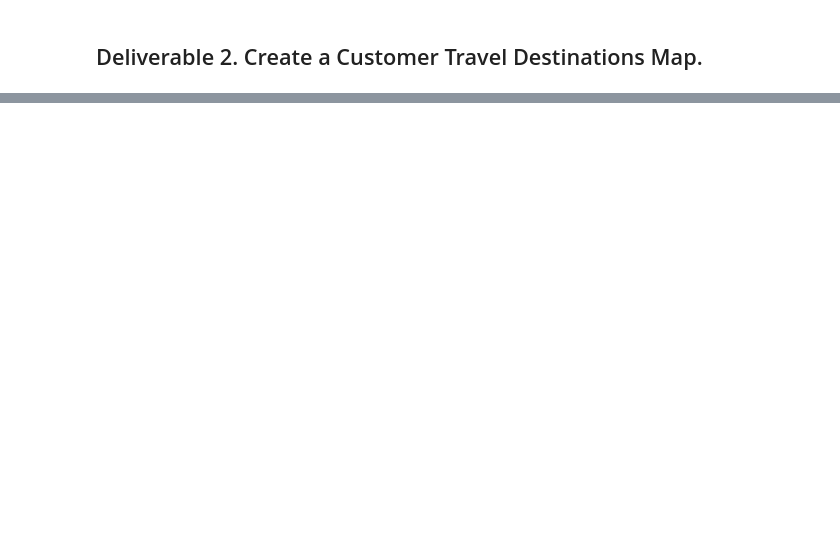
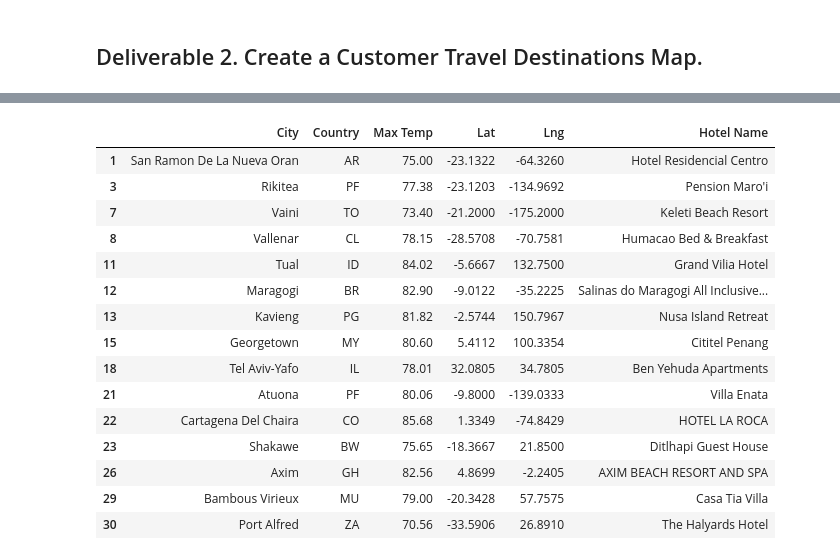
Before and after one commit to esammons/World_Weather_Analysis, a Jupyter notebook: Vacation_Search.ipynb, the cells around one changed output, grey strips where cells are left out. Cells and saved outputs as stored; diff of their text form; code cells hidden in the pictures; blank space fills up the shorter version.

```diff
--- a/Vacation_Search.ipynb
+++ b/Vacation_Search.ipynb
@@ -86,7 +183,7 @@ for index, row in hotel_df.iterrows():
     # 6c. Get latitude and longitude from DataFrame
     lat = row["Lat"]
     lng = row["Lng"]
-
+    params["location"]=f"{lat},{lng}"
     # 6d. Set up the base URL for the Google Directions API to get JSON data.
     base_url = "https://maps.googleapis.com/maps/api/place/nearbysearch/json"
 
@@ -96,5 +193,6 @@ for index, row in hotel_df.iterrows():
     # 6f. Get the first hotel from the results and store the name, if a hotel isn't found skip the city.
     try:
         hotel_df.loc[index, "Hotel Name"] = hotels["results"][0]["name"]
+
     except (IndexError):
         print("Hotel not found... skipping.")
@@ -101,3 +217,23 @@ for index, row in hotel_df.iterrows():
+# %%
+
+hotel_df.head(15)
+# %% [output]
+|  | City | Country | Max Temp | Lat | Lng | Hotel Name |
+| 1 | San Ramon De La Nueva Oran | AR | 75.00 | -23.1322 | -64.3260 | Hotel Residencial Centro |
+| 3 | Rikitea | PF | 77.38 | -23.1203 | -134.9692 | Pension Maro'i |
+| 7 | Vaini | TO | 73.40 | -21.2000 | -175.2000 | Keleti Beach Resort |
+| 8 | Vallenar | CL | 78.15 | -28.5708 | -70.7581 | Humacao Bed & Breakfast |
+| 11 | Tual | ID | 84.02 | -5.6667 | 132.7500 | Grand Vilia Hotel |
+| 12 | Maragogi | BR | 82.90 | -9.0122 | -35.2225 | Salinas do Maragogi All Inclusive... |
+| 13 | Kavieng | PG | 81.82 | -2.5744 | 150.7967 | Nusa Island Retreat |
+| 15 | Georgetown | MY | 80.60 | 5.4112 | 100.3354 | Cititel Penang |
+| 18 | Tel Aviv-Yafo | IL | 78.01 | 32.0805 | 34.7805 | Ben Yehuda Apartments |
+| 21 | Atuona | PF | 80.06 | -9.8000 | -139.0333 | Villa Enata |
+| 22 | Cartagena Del Chaira | CO | 85.68 | 1.3349 | -74.8429 | HOTEL LA ROCA |
+| 23 | Shakawe | BW | 75.65 | -18.3667 | 21.8500 | Ditlhapi Guest House |
+| 26 | Axim | GH | 82.56 | 4.8699 | -2.2405 | AXIM BEACH RESORT AND SPA |
+| 29 | Bambous Virieux | MU | 79.00 | -20.3428 | 57.7575 | Casa Tia Villa |
+| 30 | Port Alfred | ZA | 70.56 | -33.5906 | 26.8910 | The Halyards Hotel |
 # %%
 # 7. Drop the rows where there is no Hotel Name.
 clean_hotel_df=hotel_df.dropna()
```
Also changed, not shown: parts of 15 cells of this notebook, 4 other files.
